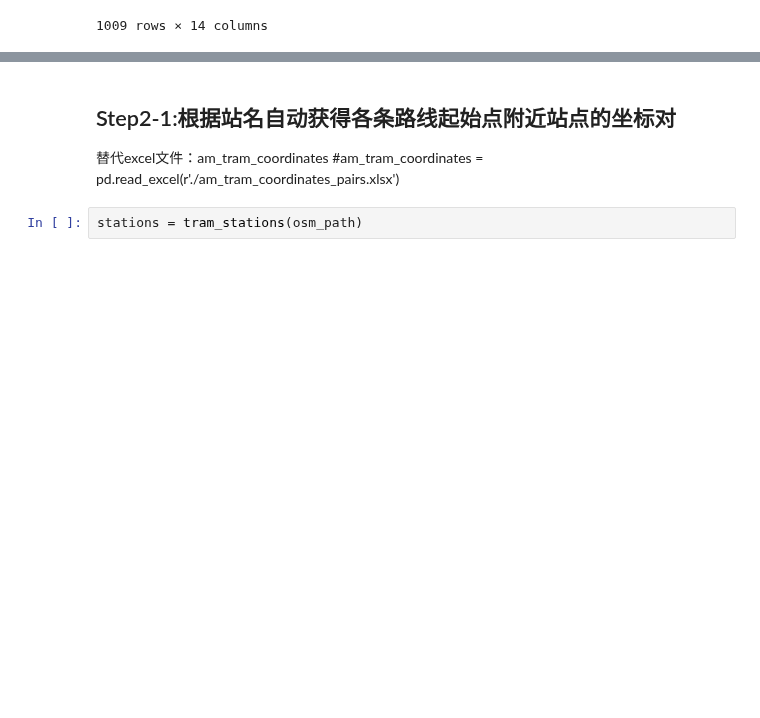
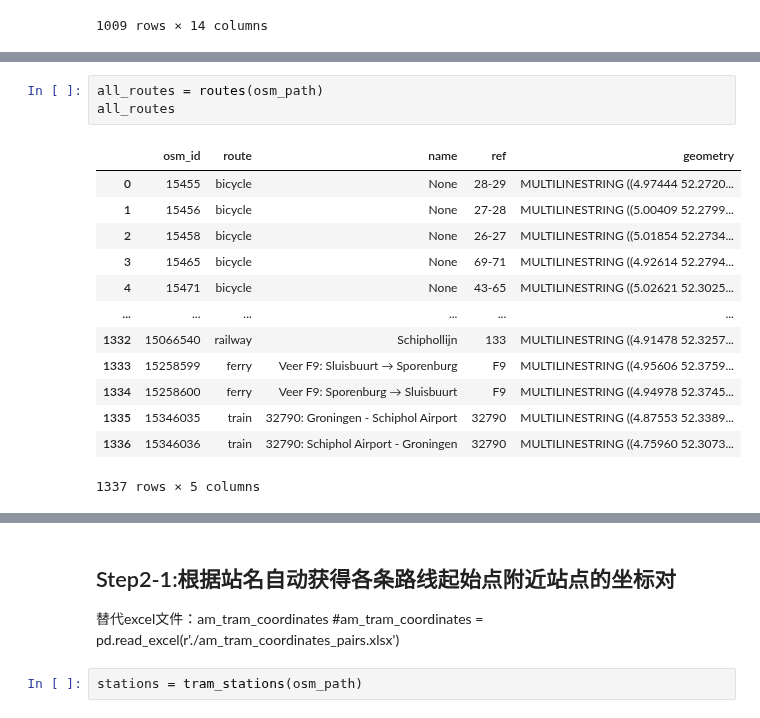
Before and after one commit to SYuGao/uvmt, a Jupyter notebook: notebooks/am_tram_network_modelling.ipynb, the cells around one changed output, grey strips where cells are left out. Drawn from its saved outputs; the diff is of its cells as text; blank space fills up the shorter version.

```diff
--- a/notebooks/am_tram_network_modelling.ipynb
+++ b/notebooks/am_tram_network_modelling.ipynb
@@ -751,0 +769,17 @@ edges
+# %%
+all_routes = routes(osm_path)
+all_routes
+# %% [output]
+|  | osm_id | route | name | ref | geometry |
+| 0 | 15455 | bicycle | None | 28-29 | MULTILINESTRING ((4.97444 52.2720... |
+| 1 | 15456 | bicycle | None | 27-28 | MULTILINESTRING ((5.00409 52.2799... |
+| 2 | 15458 | bicycle | None | 26-27 | MULTILINESTRING ((5.01854 52.2734... |
+| 3 | 15465 | bicycle | None | 69-71 | MULTILINESTRING ((4.92614 52.2794... |
+| 4 | 15471 | bicycle | None | 43-65 | MULTILINESTRING ((5.02621 52.3025... |
+| ... | ... | ... | ... | ... | ... |
+| 1332 | 15066540 | railway | Schiphollijn | 133 | MULTILINESTRING ((4.91478 52.3257... |
+| 1333 | 15258599 | ferry | Veer F9: Sluisbuurt → Sporenburg | F9 | MULTILINESTRING ((4.95606 52.3759... |
+| 1334 | 15258600 | ferry | Veer F9: Sporenburg → Sluisbuurt | F9 | MULTILINESTRING ((4.94978 52.3745... |
+| 1335 | 15346035 | train | 32790: Groningen - Schiphol Airport | 32790 | MULTILINESTRING ((4.87553 52.3389... |
+| 1336 | 15346036 | train | 32790: Schiphol Airport - Groningen | 32790 | MULTILINESTRING ((4.75960 52.3073... |
+1337 rows × 5 columns
```
Also changed, not shown: parts of 23 cells of this notebook, 3 other files.
